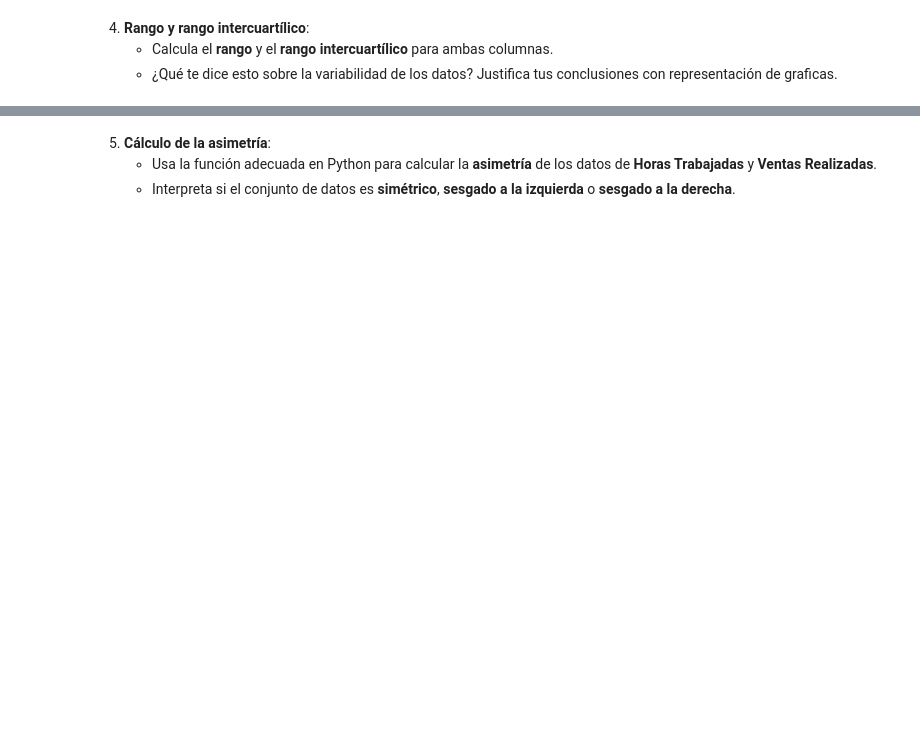
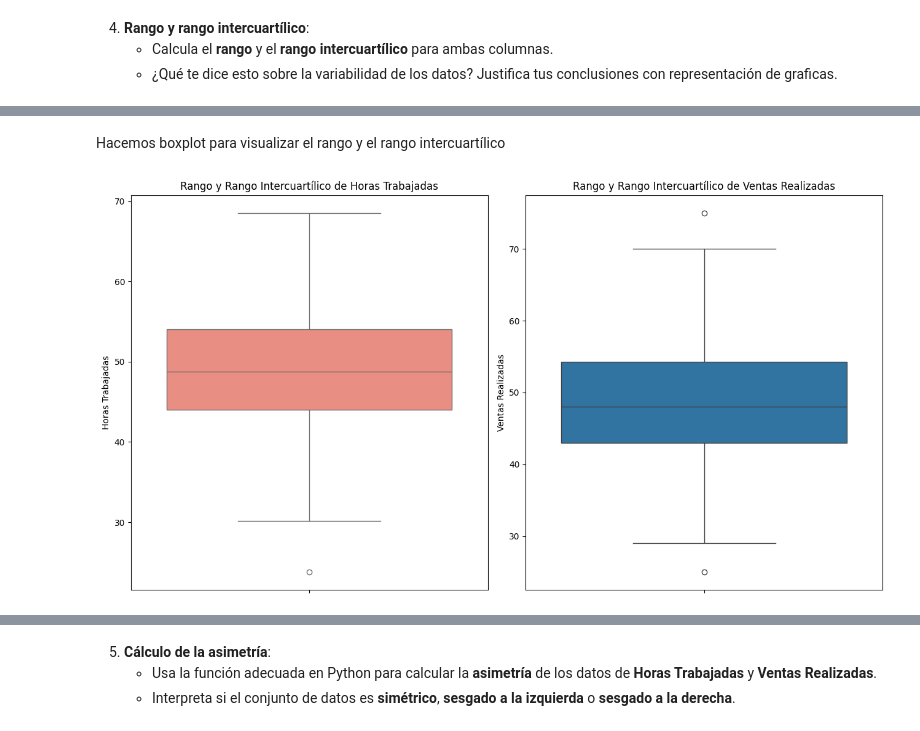
Before and after one commit to Rcm89/laboratorio-modulo6-leccion01-estadistica-descriptiva, a Jupyter notebook: laboratorio-modulo6-leccion01-estadistica-descriptiva.ipynb, the cells around one changed output, grey strips where cells are left out. Drawn from its saved outputs; the diff is of its cells as text; code cells hidden in the pictures; blank space fills up the shorter version.

```diff
--- a/laboratorio-modulo6-leccion01-estadistica-descriptiva.ipynb
+++ b/laboratorio-modulo6-leccion01-estadistica-descriptiva.ipynb
@@ -250,0 +322,19 @@ resultados
+# %% [markdown]
+Hacemos boxplot para visualizar el rango y el rango intercuartílico
+# %%
+plt.figure(figsize=(13, 7))
+
+plt.subplot(1, 2, 1)
+sns.boxplot(y=df_rendimiento['Horas Trabajadas'], color="salmon")
+plt.title('Rango y Rango Intercuartílico de Horas Trabajadas')
+plt.ylabel('Horas Trabajadas')
+
+plt.subplot(1, 2, 2)
+sns.boxplot(y=df_rendimiento['Ventas Realizadas'])
+plt.title('Rango y Rango Intercuartílico de Ventas Realizadas')
+plt.ylabel('Ventas Realizadas')
+
+plt.tight_layout()
+plt.show()
+# %% [output]
+[figure, added]
```
Also changed, not shown: parts of 22 cells of this notebook, 32 other files.
